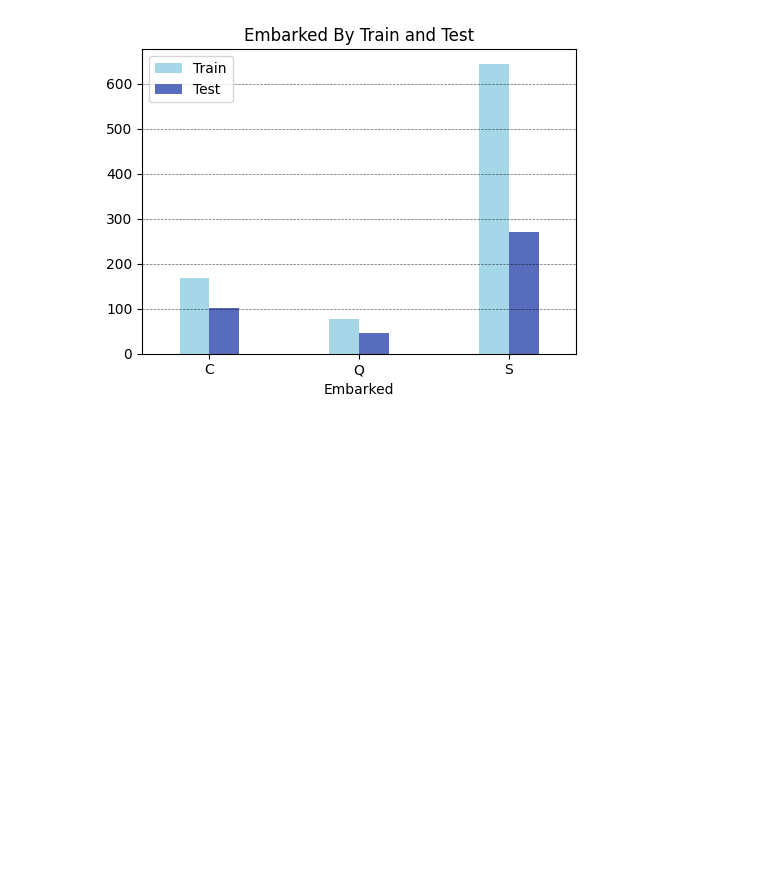
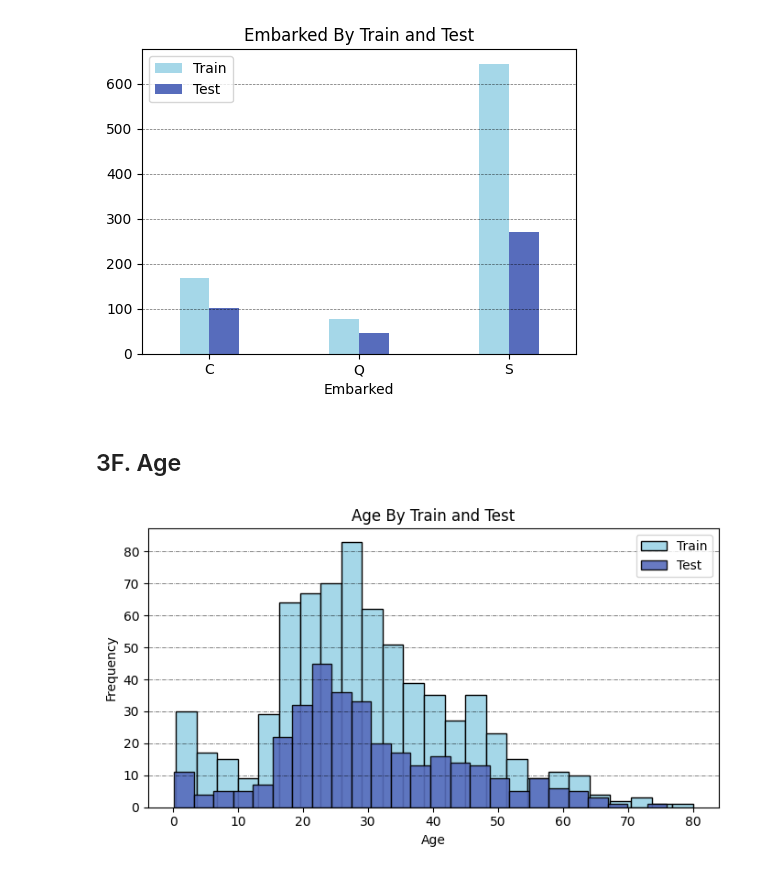
Before and after one commit to powernusa/titanic-eda, a Jupyter notebook: titanic_eda.ipynb, the cells around one changed output. Drawn from its saved outputs; the diff is of its cells as text; code cells hidden in the pictures; blank space fills up the shorter version.

```diff
--- a/titanic_eda.ipynb
+++ b/titanic_eda.ipynb
@@ -307,3 +312,14 @@ plt.show()
 | Q | 77 | 46 |
 | S | 644 | 270 |
 [figure]
+# %% [markdown]
+## 3F. Age
+# %%
+title = "Age By Train and Test"
+labels = ["Train","Test"]
+
+plt,_,_ = plot_hist_hue(all_df,feature="Age",hue="set",
+                title=title,legend_labels=labels)
+plt.show()
+# %% [output]
+[figure, added]
```
Also changed, not shown: parts of 4 cells of this notebook, 1 other file.
